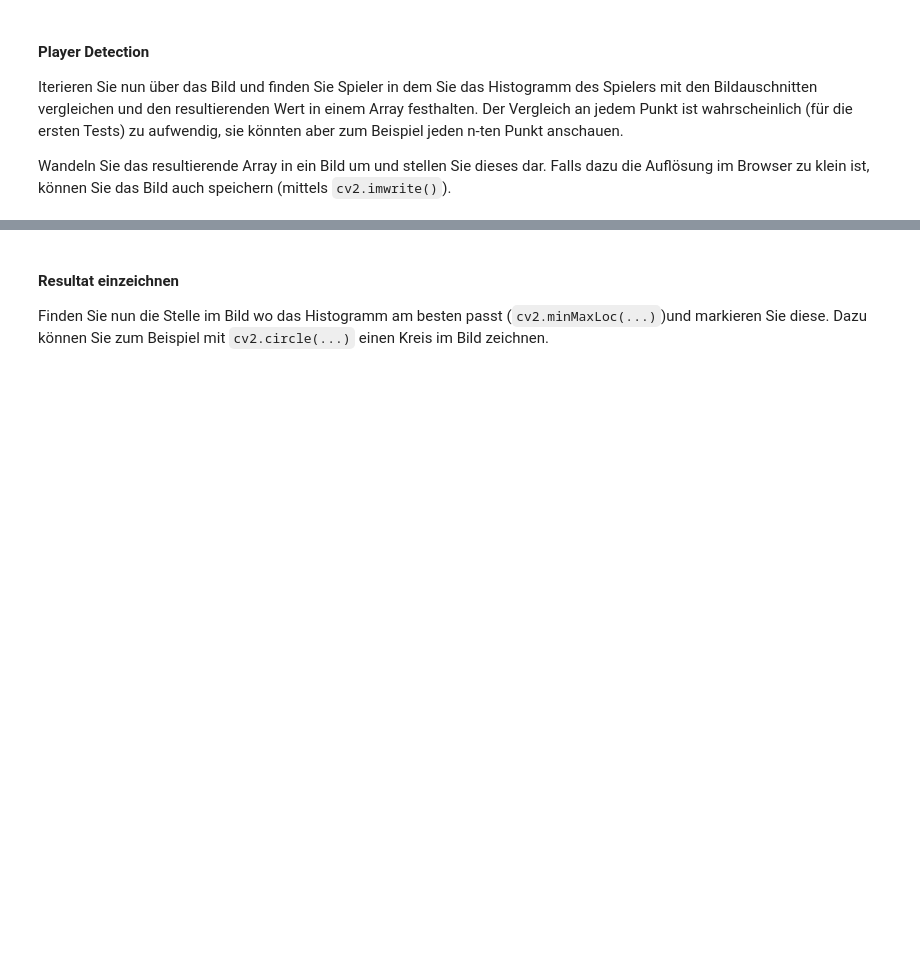
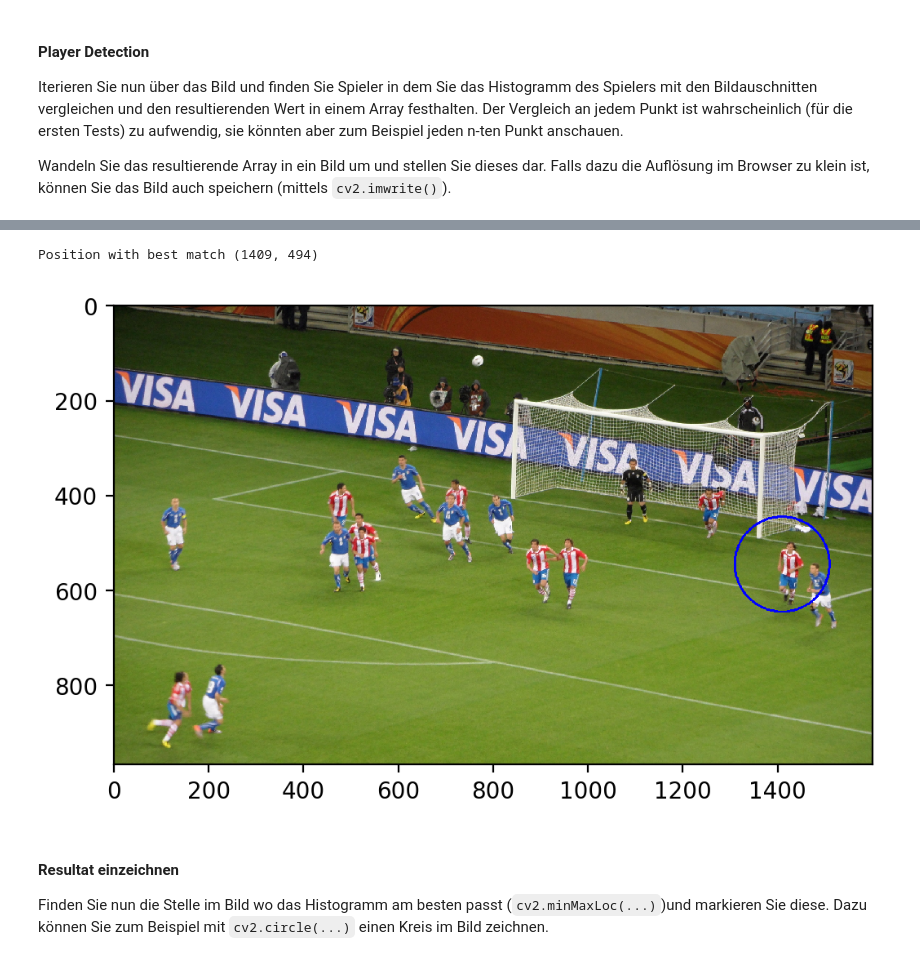
Before and after one commit to StephanStofer/hslu-ipcv, a Jupyter notebook: sw03/opencv_uebung3_1.ipynb, the cells around one changed output, grey strips where cells are left out. Saved outputs shown, nothing was run; the diff lists cells and outputs as text; code cells hidden in the pictures; blank space fills up the shorter version.

```diff
--- a/sw03/opencv_uebung3_1.ipynb
+++ b/sw03/opencv_uebung3_1.ipynb
@@ -121,3 +116,39 @@ SyntaxError: unexpected EOF while parsing (<ipython-input-52-c55002fe7fe8>, line
+# %%
+def sliding_window_histogram_search(image, background, step_size):
+    image_hsv = cv2.cvtColor(image, cv2.COLOR_BGR2HSV)
+    background_hsv = cv2.cvtColor(background, cv2.COLOR_BGR2HSV)
+    image_height, image_width,_ = image.shape
+    background_height, background_width,_ = background.shape
+    image_hist = cv2.calcHist([image_hsv], [0,1], None, [180, 256], [0, 180, 0, 256])
+    best_match_position_y = None
+    best_match_position_x = None
+    best_match_bhatt = float('inf')
+
+    for x in range(0, (background_height - image_height), step_size):
+        for y in range(0, (background_width - image_width), step_size):
+            sub_image = background_hsv[x:x+image_height, y:y+image_width]
+            sub_image_hist = cv2.calcHist([sub_image], [0,1], None, [180, 256], [0, 180, 0, 256])
+            dist_bhatt = cv2.compareHist(sub_image_hist, image_hist, cv2.HISTCMP_BHATTACHARYYA)
+
+            if dist_bhatt < best_match_bhatt:
+                best_match_bhatt = dist_bhatt
+                best_match_position_y = y
+                best_match_position_x = x
+    print("Position with best match {}".format((best_match_position_y, best_match_position_x)))
+    background = cv2.cvtColor(background, cv2.COLOR_BGR2RGB)
+    image = cv2.circle(background, (best_match_position_y, best_match_position_x + 50 ), 100, (0,0,255), 3)
+    plt.imshow(image)
+
+
+
+#load images
+player  = cv2.imread('images/player.jpg')
+background = cv2.imread('images/soccer-game.jpg')
+
+sliding_window_histogram_search(player, background, 5)
+# %% [output]
+Position with best match (1409, 494)
+[figure, added]
 # %% [markdown]
 #### Resultat einzeichnen
 
```
Also changed, not shown: parts of 1 cell of this notebook.
